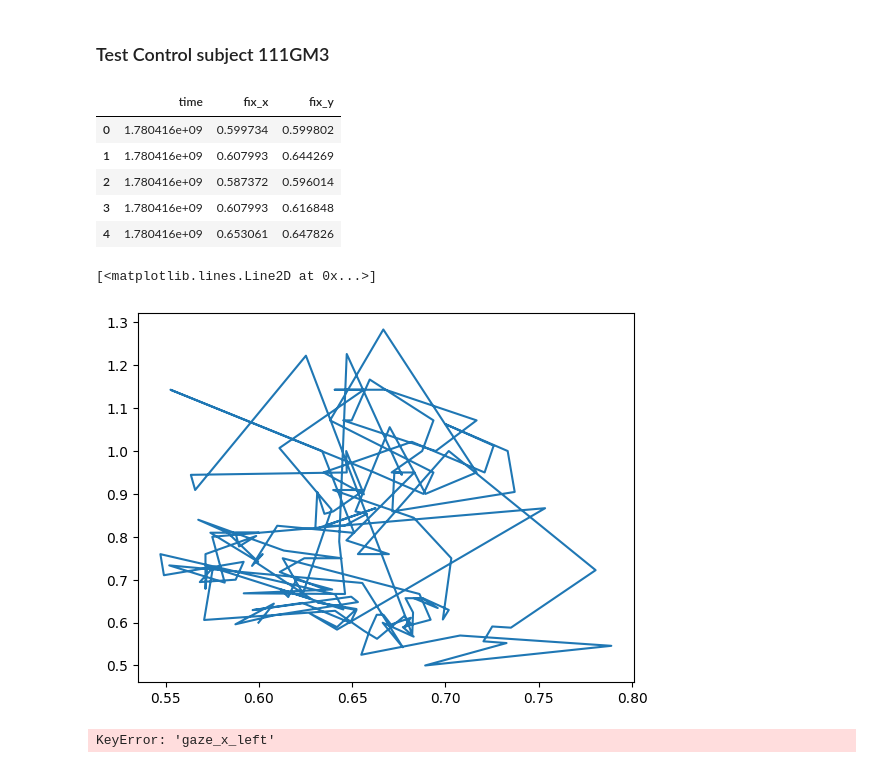
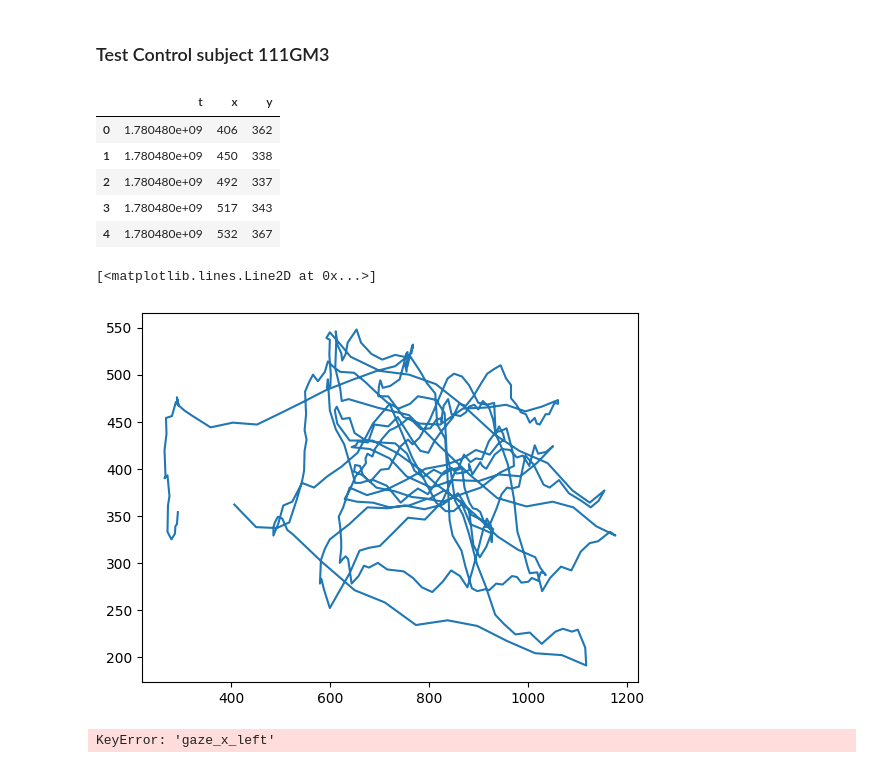
Before and after one commit to Maelle05/DyslexIA, a Jupyter notebook: eyes-tracking/exports/test-exports.ipynb, the cells around one changed output. Cells and saved outputs as stored; diff of their text form; code cells hidden in the pictures.

```diff
--- a/eyes-tracking/exports/test-exports.ipynb
+++ b/eyes-tracking/exports/test-exports.ipynb
@@ -8,24 +8,24 @@ import random
 # Find diff
 A comparison of the two datasets we found that appear to be similar
 # %%
-file = '../eye_positions.csv'
+file = 'gaze_log (1).csv'
 # %% [markdown]
 ### Test Control subject 111GM3
 # %%
 df = pd.read_csv(file)
 df.head()
 # %% [output]
-|  | time | fix_x | fix_y |
-| 0 | 1.780416e+09 | 0.599734 | 0.599802 |
-| 1 | 1.780416e+09 | 0.607993 | 0.644269 |
-| 2 | 1.780416e+09 | 0.587372 | 0.596014 |
-| 3 | 1.780416e+09 | 0.607993 | 0.616848 |
-| 4 | 1.780416e+09 | 0.653061 | 0.647826 |
+|  | t | x | y |
+| 0 | 1.780480e+09 | 406 | 362 |
+| 1 | 1.780480e+09 | 450 | 338 |
+| 2 | 1.780480e+09 | 492 | 337 |
+| 3 | 1.780480e+09 | 517 | 343 |
+| 4 | 1.780480e+09 | 532 | 367 |
 # %%
-plt.plot(df["fix_x"], df["fix_y"])
+plt.plot(df["x"], df["y"])
 # %% [output]
 [<matplotlib.lines.Line2D at 0x...>]
-[figure, old version]
+[figure, new version]
 # %%
 plt.plot(df["gaze_x_left"], df["gaze_y_left"])
 plt.plot(df["gaze_x_right"], df["gaze_y_right"])
```
Also changed, not shown: 6 other files.
